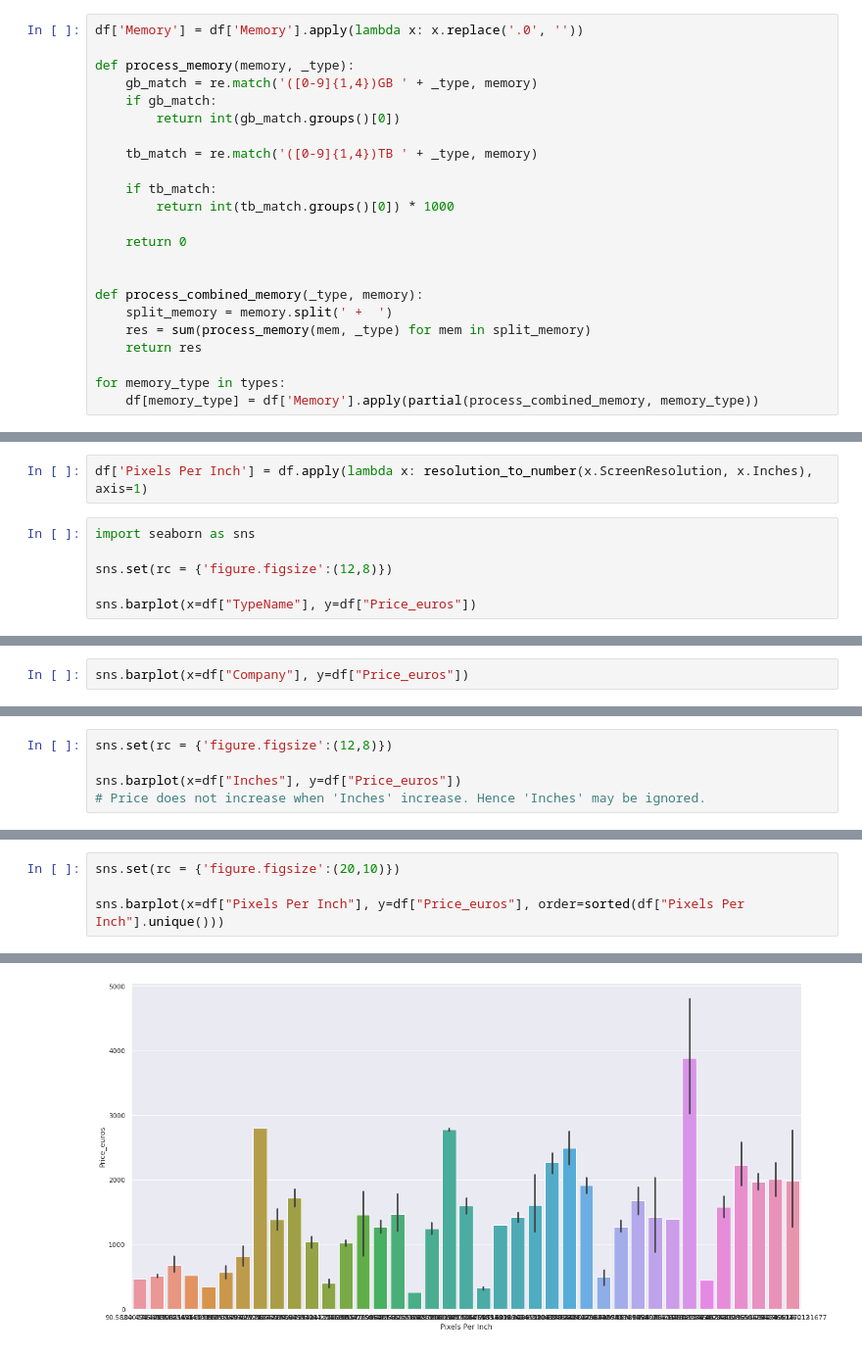
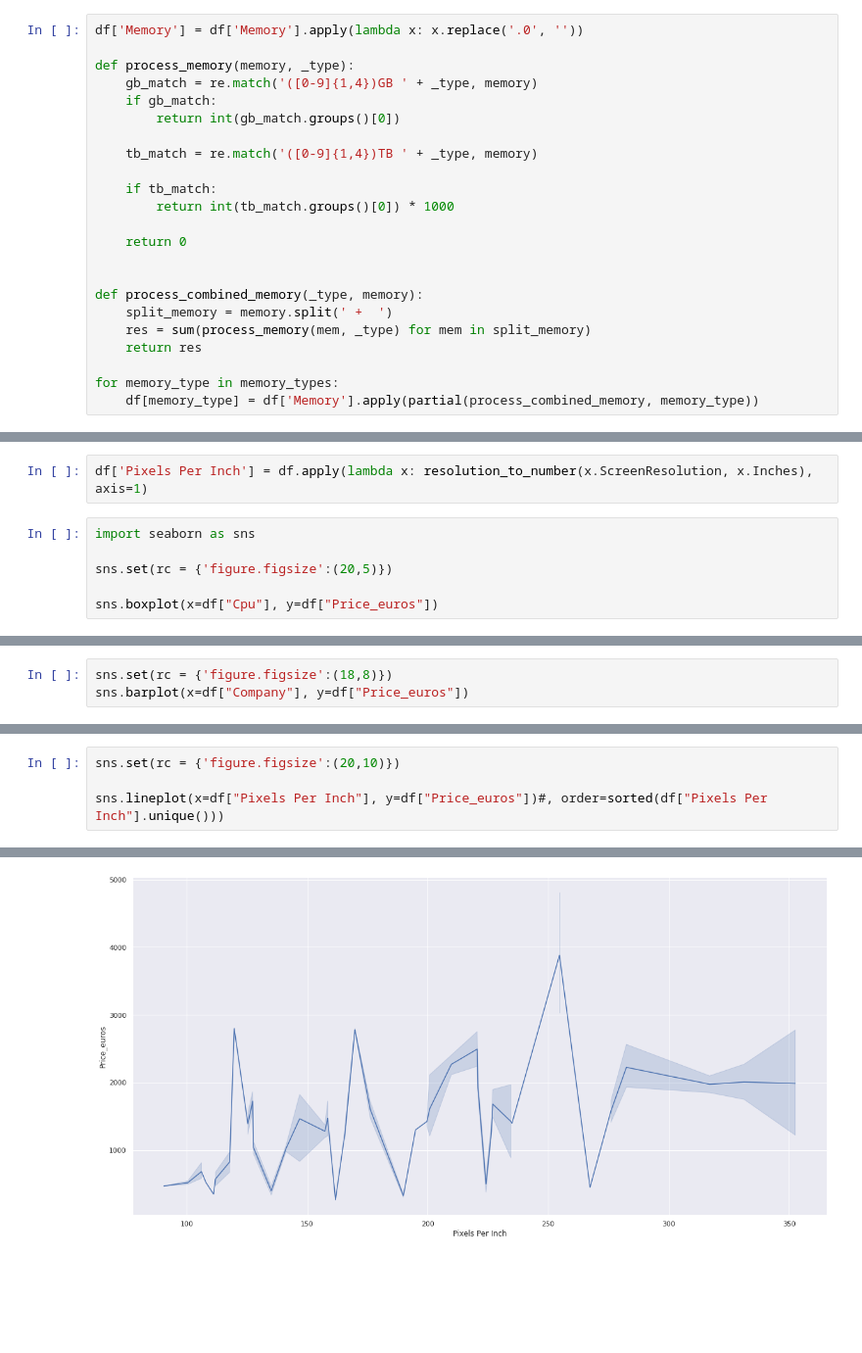
Before and after one commit to SayatP/Laptop-price-prediction, a Jupyter notebook: Notebook.ipynb, the cells around one changed output, grey strips where cells are left out. Shown at 98% size. Cells and saved outputs as stored; diff of their text form; blank space fills up the shorter version.

```diff
--- a/Notebook.ipynb
+++ b/Notebook.ipynb
@@ -97,5 +95,5 @@ def process_combined_memory(_type, memory):
     res = sum(process_memory(mem, _type) for mem in split_memory)
     return res
 
-for memory_type in types:
+for memory_type in memory_types:
     df[memory_type] = df['Memory'].apply(partial(process_combined_memory, memory_type))
@@ -139,6 +107,6 @@ df['Pixels Per Inch'] = df.apply(lambda x: resolution_to_number(x.ScreenResoluti
 # %%
 import seaborn as sns
 
-sns.set(rc = {'figure.figsize':(12,8)})
+sns.set(rc = {'figure.figsize':(20,5)})
 
-sns.barplot(x=df["TypeName"], y=df["Price_euros"])
+sns.boxplot(x=df["Cpu"], y=df["Price_euros"])
@@ -145,2 +135,3 @@ sns.barplot(x=df["TypeName"], y=df["Price_euros"])
 # %%
+sns.set(rc = {'figure.figsize':(18,8)})
 sns.barplot(x=df["Company"], y=df["Price_euros"])
@@ -171,5 +167,0 @@ sns.barplot(x=df["ScreenResolution"], y=df["Price_euros"])
-# %%
-sns.set(rc = {'figure.figsize':(12,8)})
-
-sns.barplot(x=df["Inches"], y=df["Price_euros"])
-# Price does not increase when 'Inches' increase. Hence 'Inches' may be ignored.
@@ -179,5 +168,5 @@ sns.barplot(x=df["Inches"], y=df["Price_euros"])
 # %%
 sns.set(rc = {'figure.figsize':(20,10)})
 
-sns.barplot(x=df["Pixels Per Inch"], y=df["Price_euros"], order=sorted(df["Pixels Per Inch"].unique()))
+sns.lineplot(x=df["Pixels Per Inch"], y=df["Price_euros"])#, order=sorted(df["Pixels Per Inch"].unique()))
 # %% [output]
@@ -185 +174 @@ sns.barplot(x=df["Pixels Per Inch"], y=df["Price_euros"], order=sorted(df["Pixel
-[figure, old version]
+[figure, new version]
```
Also changed, not shown: parts of 60 cells of this notebook.
